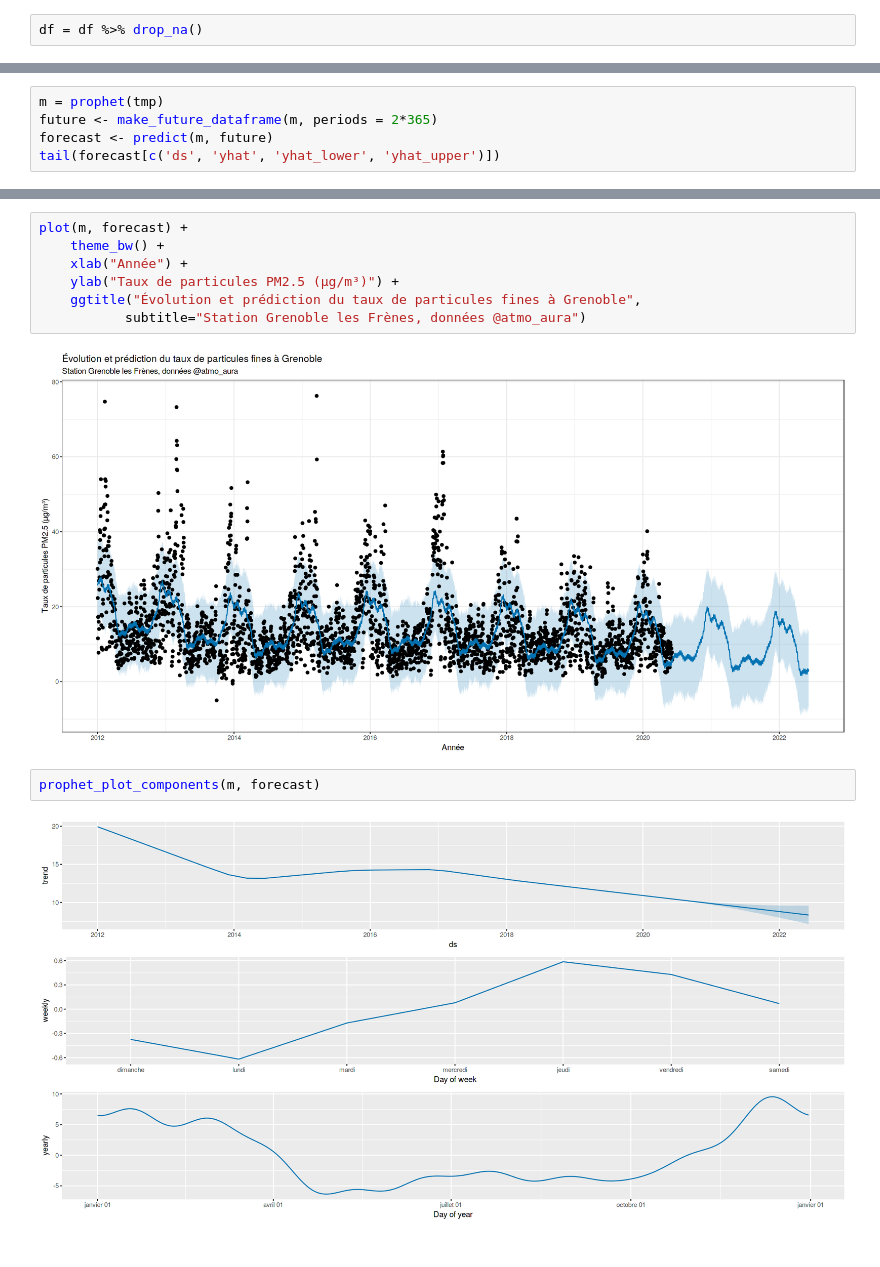
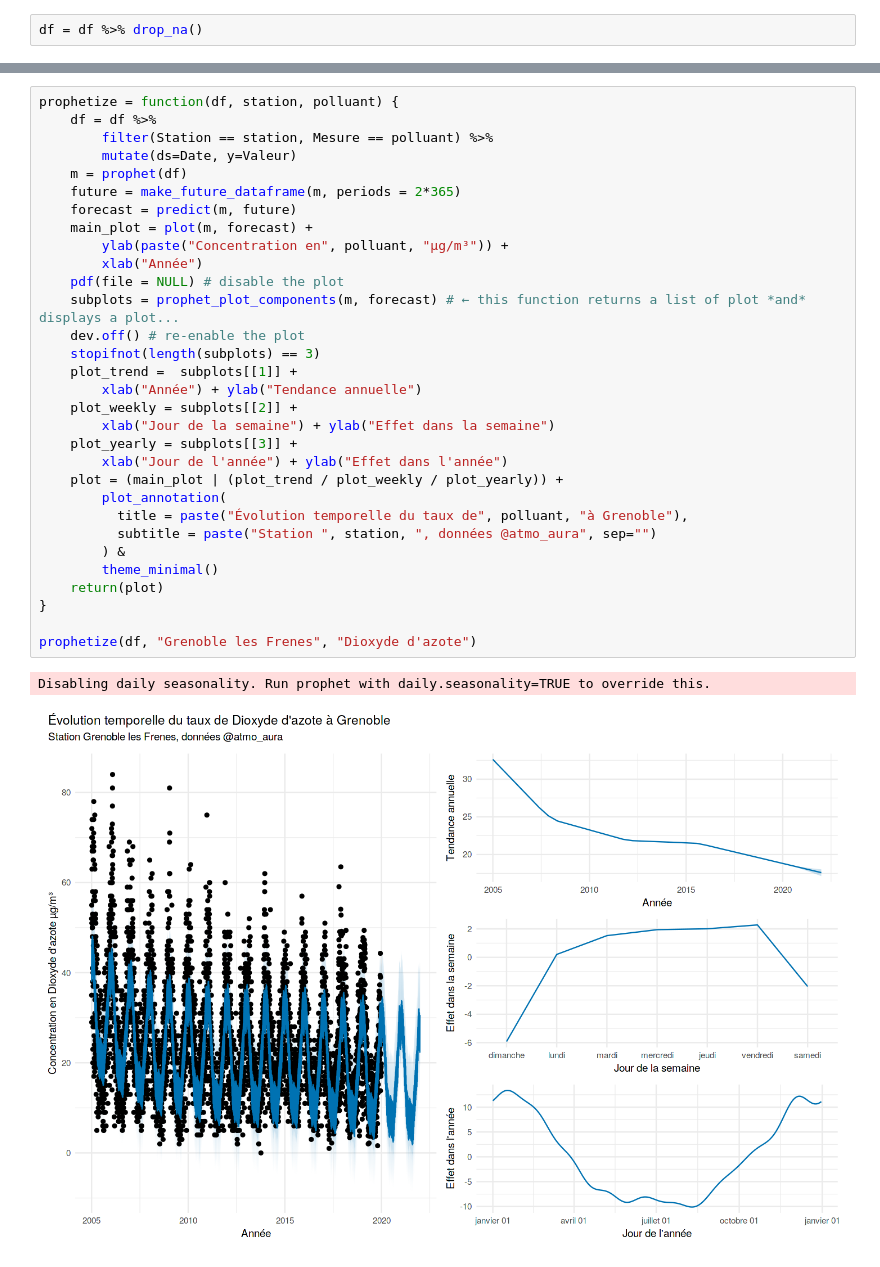
Before and after one commit to Ezibenroc/air_quality, a Jupyter notebook: prediction.ipynb, the cells around one changed output, grey strips where cells are left out. Saved outputs shown, nothing was run; the diff lists cells and outputs as text.

Commit message:
Improve the prediction notebook

```diff
--- a/prediction.ipynb
+++ b/prediction.ipynb
@@ -223,5 +137,0 @@ A tibble: 6 × 2
-# %%
-m = prophet(tmp)
-future <- make_future_dataframe(m, periods = 2*365)
-forecast <- predict(m, future)
-tail(forecast[c('ds', 'yhat', 'yhat_lower', 'yhat_upper')])
@@ -239,13 +138,34 @@ A data.frame: 6 × 4
-# %%
-plot(m, forecast) +
-    theme_bw() +
-    xlab("Année") +
-    ylab("Taux de particules PM2.5 (µg/m³)") +
-    ggtitle("Évolution et prédiction du taux de particules fines à Grenoble",
-           subtitle="Station Grenoble les Frènes, données @atmo_aura")
-# %% [output]
-[figure, removed]
-# %%
-prophet_plot_components(m, forecast)
-# %% [output]
-[figure, removed]
+# %%
+prophetize = function(df, station, polluant) {
+    df = df %>%
+        filter(Station == station, Mesure == polluant) %>%
+        mutate(ds=Date, y=Valeur)
+    m = prophet(df)
+    future = make_future_dataframe(m, periods = 2*365)
+    forecast = predict(m, future)
+    main_plot = plot(m, forecast) +
+        ylab(paste("Concentration en", polluant, "µg/m³")) +
+        xlab("Année")
+    pdf(file = NULL) # disable the plot
+    subplots = prophet_plot_components(m, forecast) # ← this function returns a list of plot *and* displays a plot...
+    dev.off() # re-enable the plot
+    stopifnot(length(subplots) == 3)
+    plot_trend =  subplots[[1]] +
+        xlab("Année") + ylab("Tendance annuelle")
+    plot_weekly = subplots[[2]] +
+        xlab("Jour de la semaine") + ylab("Effet dans la semaine")
+    plot_yearly = subplots[[3]] +
+        xlab("Jour de l'année") + ylab("Effet dans l'année")
+    plot = (main_plot | (plot_trend / plot_weekly / plot_yearly)) +
+        plot_annotation(
+          title = paste("Évolution temporelle du taux de", polluant, "à Grenoble"),
+          subtitle = paste("Station ", station, ", données @atmo_aura", sep="")
+        ) &
+        theme_minimal()
+    return(plot)
+}
+
+prophetize(df, "Grenoble les Frenes", "Dioxyde d'azote")
+# %% [output]
+Disabling daily seasonality. Run prophet with daily.seasonality=TRUE to override this.
+[figure, added]
```
Also changed, not shown: parts of 18 cells of this notebook, 1 other file.
